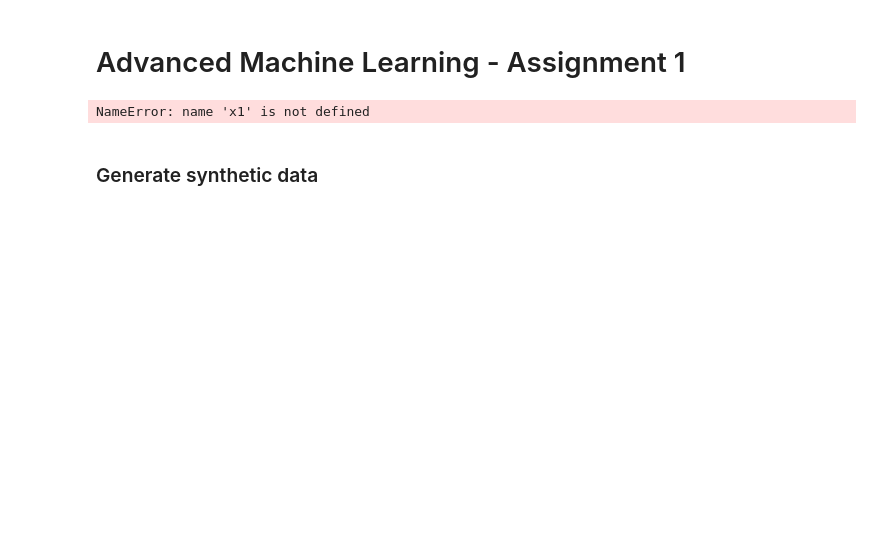
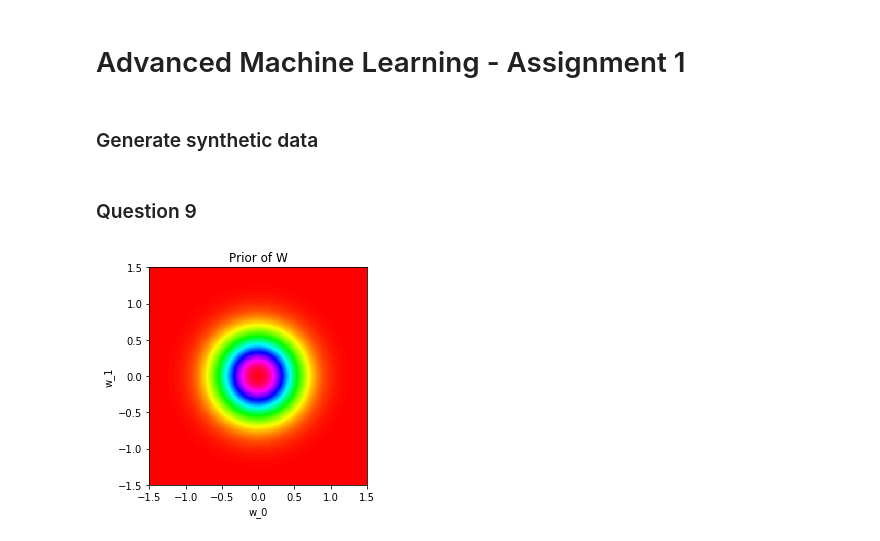
Before and after one commit to hkindbom/DD2434-Machine-Learning-Advanced, a Jupyter notebook: Assignment 1.ipynb, the cells around one changed output. Drawn from its saved outputs; the diff is of its cells as text; code cells hidden in the pictures; blank space fills up the shorter version.

```diff
--- a/Assignment 1.ipynb
+++ b/Assignment 1.ipynb
@@ -8,15 +12,2 @@ from scipy . spatial . distance import cdist
-# %%
-#Constants
-mu = [0, 0]
-K = [[1, 2],[1,2]]
-
-# To sample from a multivariate Gaussian
-f = np.random.multivariate_normal(mu ,K);
-# To compute a distance matrix between two sets of vectors
-D = cdist (x1, x2)
-# To compute the exponetial of all elements in a matrix
-E = np.exp(D)
-# %% [output]
-NameError: name 'x1' is not defined
 # %% [markdown]
 ### Generate synthetic data
@@ -26,0 +25,29 @@ x = [−1, −0.99, . . . , 0.99, 1] (14)
+# %% [markdown]
+### Question 9
+# %%
+#1. Setting prior distribution over W = [w_0, w_1] and visualize it
+# Assuming p(w) = N(prior_mu, prior_sigma^2I).
+
+pixels = 200
+prior_mu = [0, 0]
+prior_sigma = 0.5
+prior_cov_mat = [[prior_sigma**2, 0],[0, prior_sigma**2]] # spherical covariance matrix
+
+w_0_range = np.linspace(-2.0, 2.0, num=pixels)
+w_1_range = np.linspace(-2.0, 2.0, num=pixels)
+
+X, Y = np.meshgrid(w_0_range, w_1_range)
+N, M = len(X), len(Y)
+Z = np.zeros((N, M))
+for i,(x,y) in enumerate(product(w_0_range,w_1_range)):
+    pos = np.hstack((x, y))
+    Z[np.unravel_index(i, (N,M))] =  multivariate_normal(prior_mu, prior_cov_mat).pdf(pos)
+im = plt.imshow(Z,cmap='hsv',extent=(-1.5, 1.5, -1.5, 1.5))
+ax = plt.gca()
+ax.grid(False)
+plt.title("Prior of W")
+plt.xlabel('w_0')
+plt.ylabel('w_1')
+plt.show()
+# %% [output]
+[figure, added]
```
Also changed, not shown: parts of 7 cells of this notebook.
